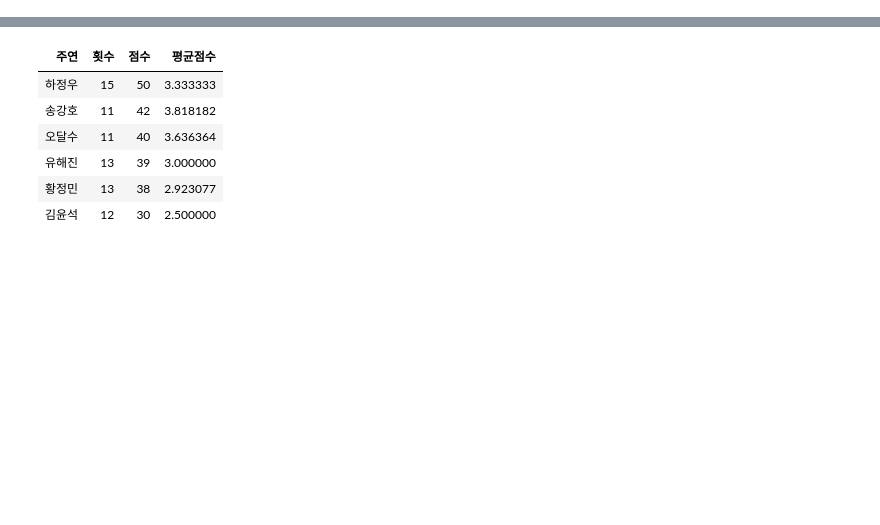
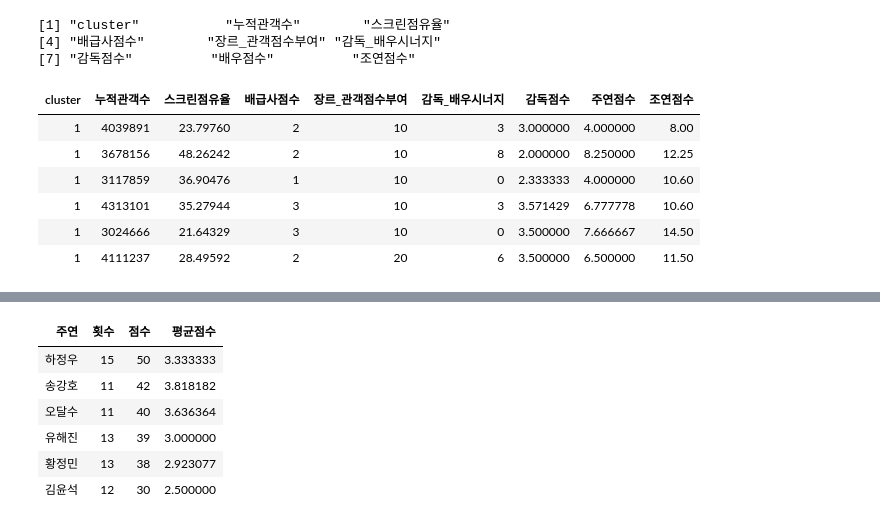
Before and after one commit to bjKim2/pj_rprac, a Jupyter notebook: ppt_visualized.ipynb, the cells around one changed output, grey strips where cells are left out. Saved outputs shown, nothing was run; the diff lists cells and outputs as text; code cells hidden in the pictures; blank space fills up the shorter version.

```diff
--- a/ppt_visualized.ipynb
+++ b/ppt_visualized.ipynb
@@ -7,0 +33,6 @@ origin <- read.csv("./movies/new_movie_ver1.csv")
+# %%
+colnames(df8)
+# %% [output]
+[1] "cluster"           "누적관객수"        "스크린점유율"
+[4] "배급사점수"        "장르_관객점수부여" "감독_배우시너지"
+[7] "감독점수"          "배우점수"          "조연점수"
@@ -7,0 +41,10 @@ origin <- read.csv("./movies/new_movie_ver1.csv")
+# %%
+head(df8)
+# %% [output]
+| cluster | 누적관객수 | 스크린점유율 | 배급사점수 | 장르_관객점수부여 | 감독_배우시너지 | 감독점수 | 주연점수 | 조연점수 |
+| 1 | 4039891 | 23.79760 | 2 | 10 | 3 | 3.000000 | 4.000000 | 8.00 |
+| 1 | 3678156 | 48.26242 | 2 | 10 | 8 | 2.000000 | 8.250000 | 12.25 |
+| 1 | 3117859 | 36.90476 | 1 | 10 | 0 | 2.333333 | 4.000000 | 10.60 |
+| 1 | 4313101 | 35.27944 | 3 | 10 | 3 | 3.571429 | 6.777778 | 10.60 |
+| 1 | 3024666 | 21.64329 | 3 | 10 | 0 | 3.500000 | 7.666667 | 14.50 |
+| 1 | 4111237 | 28.49592 | 2 | 20 | 6 | 3.500000 | 6.500000 | 11.50 |
```
Also changed, not shown: parts of 8 cells of this notebook, 1 other file.
